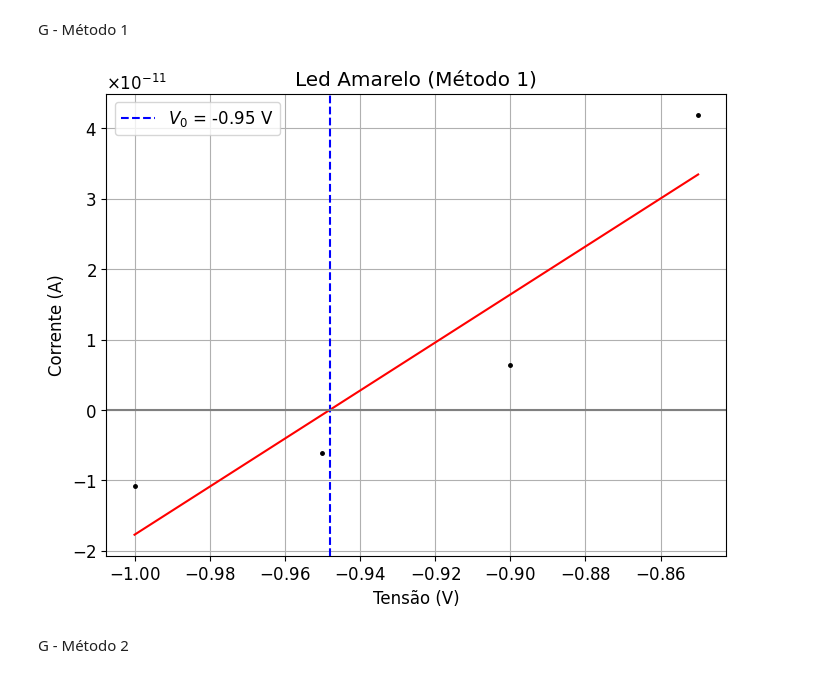
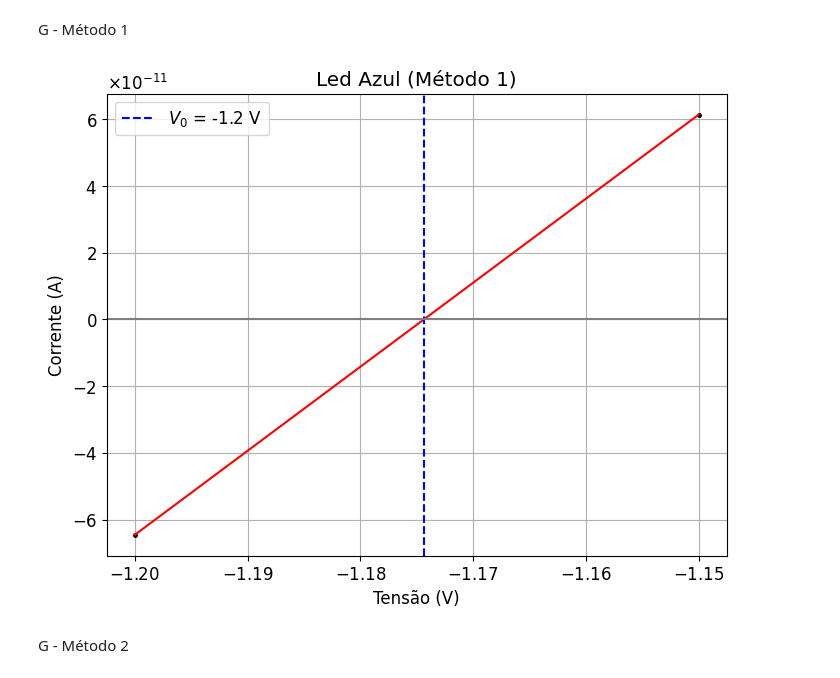
Before and after one commit to Vicpepe12/Estudos, a Jupyter notebook: Python/FisExp/FisExp5/Exp1/caderno_azul.ipynb, the cells around one changed output. Drawn from its saved outputs; the diff is of its cells as text; code cells hidden in the pictures.

Commit message:
Efeito fotoelétrico - Ajustes e testes pós aula 07/06

```diff
--- a/Python/FisExp/FisExp5/Exp1/caderno_azul.ipynb
+++ b/Python/FisExp/FisExp5/Exp1/caderno_azul.ipynb
@@ -32,7 +32,7 @@ def list_dir(dir_name, traversed = [], results = []):
 
 def arquivos_lista(dir_name):
     arquivos_lista = []
-    for file_name, stat in list_dir(dir_name):
+    for file_name in list_dir(dir_name):
            arquivos_lista.append(file_name) # sample with file size
     return arquivos_lista
 
@@ -67,15 +67,11 @@ def metodo1(diretorio):
         metodo1_y = []
         for j in range(len(x_data[i])):
             if y_data[i][j] > 0:
-                metodo1_y.append(y_data[i][j-2])
                 metodo1_y.append(y_data[i][j-1])
                 metodo1_y.append(y_data[i][j])
-                metodo1_y.append(y_data[i][j+1])
 
-                metodo1_x.append(x_data[i][j-2])
                 metodo1_x.append(x_data[i][j-1])
                 metodo1_x.append(x_data[i][j])
-                metodo1_x.append(x_data[i][j+1])
                 break
         popt, pcov = curve_fit(
             f = func,
@@ -205,5 +197,5 @@ valores_V0_4 = pd.DataFrame(valores_V0_4)
 # %%
-dados_teste = dados(arquivos_lista(dir_name_40))[0]
+dados_teste = dados(arquivos_lista(dir_name_80))[0]
 x_data_1 = []
 y_data_1 = []
 valores_V0_array = []
@@ -214,14 +206,10 @@ metodo1_x = []
 metodo1_y = []
 for i in range(len(x_data_1)):
     if y_data_1[i]> 0:
-        metodo1_y.append(y_data_1[i-2])
         metodo1_y.append(y_data_1[i-1])
         metodo1_y.append(y_data_1[i])
-        metodo1_y.append(y_data_1[i+1])
-        metodo1_x.append(x_data_1[i-2])
         metodo1_x.append(x_data_1[i-1])
         metodo1_x.append(x_data_1[i])
-        metodo1_x.append(x_data_1[i+1])
         break
 
 popt, pcov = curve_fit(
@@ -358,35 +346,35 @@ graphHeight = 600
 f = plt.figure(figsize=(graphWidth/100.0, graphHeight/100.0), dpi=100)
 grafico = f.add_subplot(111)
 # plot dos pontos:
 grafico3 = grafico.plot(metodo1_x, metodo1_y, marker = '.', markersize=5, color = 'black', linewidth = 0)
 
 
 # plot(dir_name_40, 'black')
 # plot(dir_name_40, 'green')
 # plot(dir_name_60, 'blue')
 # plot(dir_name_100, 'red')
 
 
 # plot do ajuste
 grafico.plot(x_model_1, y_model_1,  color = 'red')
 
 
 grafico.axvline(x = V0_1, color = 'blue', label = f'$V_0$ = {V0_1: .2} V', linestyle = '--')
 grafico.axhline(y = 0, color = 'grey')
 
 
 
 grafico.grid(True)
 grafico.set_xlabel('Tensão (V)') # eixo x
 grafico.set_ylabel('Corrente (A)') # eixo y
-grafico.set_title('Led Amarelo (Método 1)') #título
+grafico.set_title('Led Azul (Método 1)') #título
 grafico.legend(loc = 'upper left', fontsize= 12)
 
 
 #    plt.savefig('Acr25graus.png')
 plt.show()
 # %% [output]
-[figure, old version]
+[figure, new version]
 # %% [markdown]
 G - Método 2
 # %%
```
Also changed, not shown: parts of 9 cells of this notebook, 6 other files.
